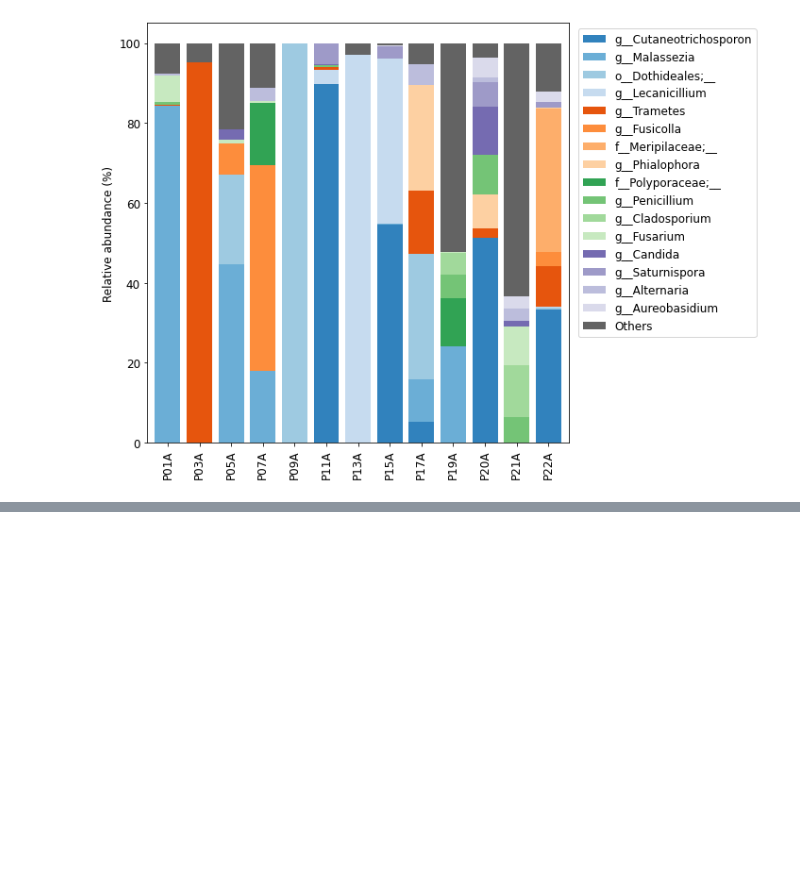
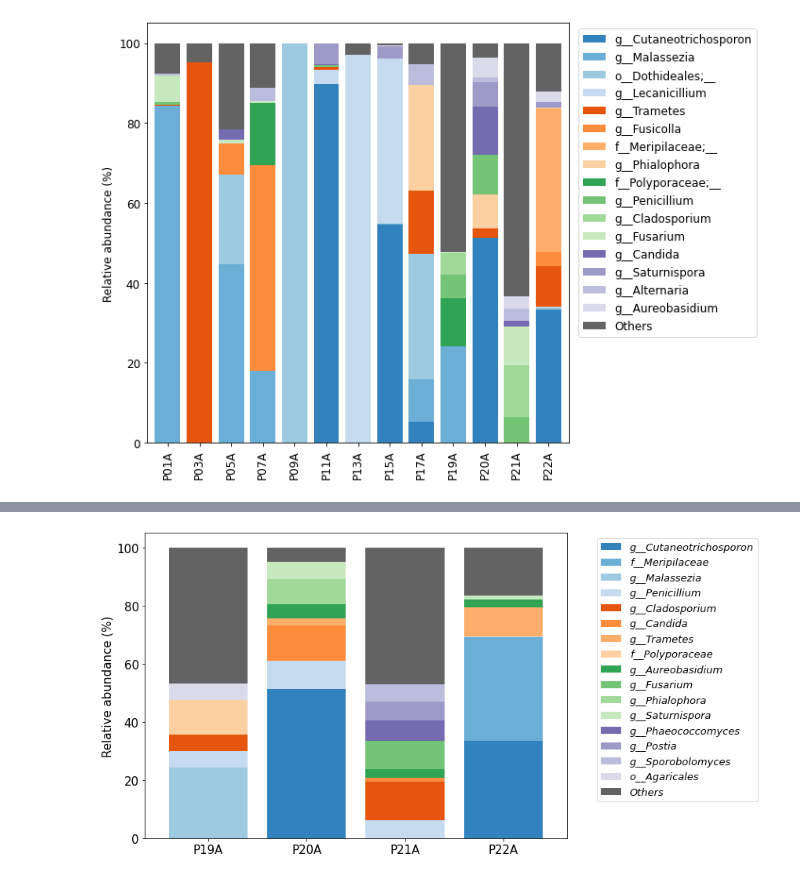
Before and after one commit to nezapajek/proteus-skin-microbiome, a Jupyter notebook: fungi/02_taxonomic-analysis.ipynb, the cells around one changed output, grey strips where cells are left out. Saved outputs shown, nothing was run; the diff lists cells and outputs as text; code cells hidden in the pictures; blank space fills up the shorter version.

```diff
--- a/fungi/02_taxonomic-analysis.ipynb
+++ b/fungi/02_taxonomic-analysis.ipynb
@@ -502,2 +499,45 @@ plt.savefig('./results/populations_together_fun.png')
+# %%
+kwargs = dict(
+    include_samples={'population': ['Črna podvrsta']},
+    label_columns=['sample-id'],
+    level=6,
+    count=17,
+)
+
+fig, [ax1, ax2] = plt.subplots(1, 2, figsize=(12, 6), gridspec_kw={'width_ratios': [3, 1]})
+
+dokdo.taxa_abundance_bar_plot(
+    taxa_bar_plot,
+    figsize=(12, 6),
+    cmap_name='tab20c',
+    legend=False,
+    ax=ax1,
+    **kwargs
+)
+
+dokdo.taxa_abundance_bar_plot(
+    taxa_bar_plot,
+    figsize=(12, 6),
+    cmap_name='tab20c',
+    legend_short=True,
+    ax=ax2,
+    **kwargs
+)
+
+handles, labels = ax2.get_legend_handles_labels()
+# labels = [label_filter(lbl) for lbl in labels]
+
+ax2.clear()
+ax2.legend(handles, labels, prop={'size': 13, 'style': 'italic'})
+ax2.axis('off')
+
+# custom properties
+ax1.tick_params(labelrotation = 0, labelsize=15)  # reset rotation
+ax1.yaxis.label.set_size(15)
+
+plt.tight_layout()
+plt.savefig('./results/crni_primerjava10najpogostejsih_fun.png')
+# %% [output]
+[figure, added]
 # %%
 kwargs = dict(
```
Also changed, not shown: parts of 10 cells of this notebook, 2 other files.
